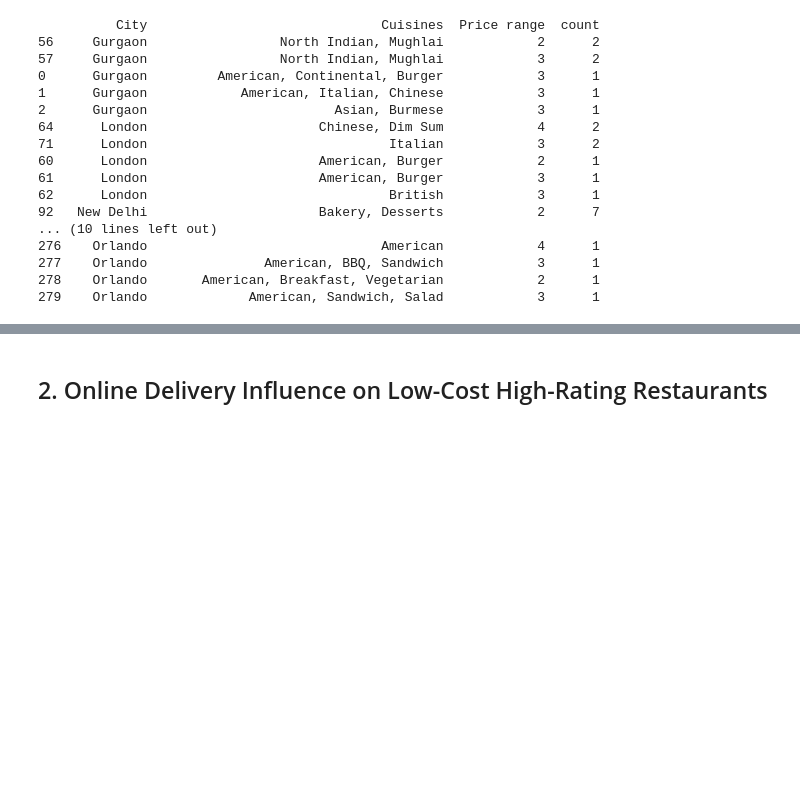
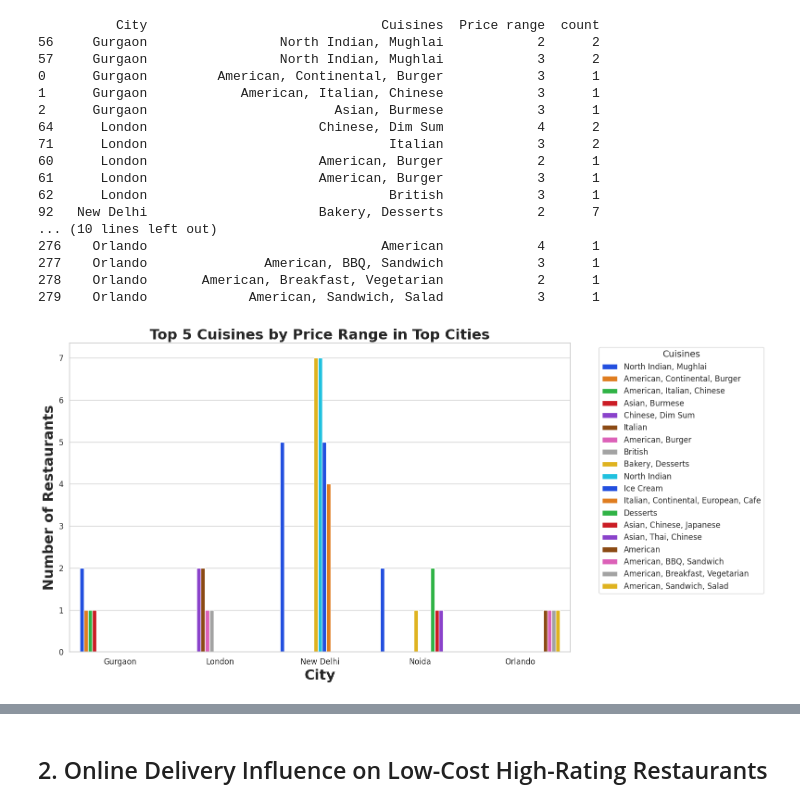
Before and after one commit to abhid-007/Zomato-EDA, a Jupyter notebook: zomato.ipynb, the cells around one changed output, grey strips where cells are left out. Saved outputs shown, nothing was run; the diff lists cells and outputs as text; code cells hidden in the pictures; blank space fills up the shorter version.

```diff
--- a/zomato.ipynb
+++ b/zomato.ipynb
@@ -483,3 +562,41 @@ print(top_5_cuisines_price_each_city)
 279    Orlando             American, Sandwich, Salad            3      1
 # %%
 # visualisation, Observations to be done
+# %%
+import seaborn as sns
+import matplotlib.pyplot as plt
+
+# Create a grouped bar plot for the top cuisines in each city
+plt.figure(figsize=(16, 8))
+
+sns.barplot(
+    data=top_5_cuisines_price_each_city,
+    x='City',  # Cities on the x-axis
+    y='count',  # Number of restaurants offering the cuisine
+    hue='Cuisines',  # Different cuisines as grouped bars
+    palette='bright'  # Distinct color palette
+)
+
+# Titles and Labels
+plt.title('Top 5 Cuisines by Price Range in Top Cities', fontsize=22, fontweight='bold')
+plt.xlabel('City', fontsize=22, fontweight='bold')
+plt.ylabel('Number of Restaurants', fontsize=22, fontweight ='bold')
+plt.xticks(rotation=0, fontsize=12)  # Rotate city names for better readability
+plt.yticks(fontsize=12)
+
+# Add legend outside the plot for clarity
+plt.legend(
+    title='Cuisines',
+    bbox_to_anchor=(1.05, 1),
+    loc='upper left',
+    fontsize=12,
+    title_fontsize=14
+)
+
+# Adjust layout to fit everything
+plt.tight_layout()
+
+# Display the plot
+plt.show()
+# %% [output]
+[figure, added]
```
Also changed, not shown: parts of 19 cells of this notebook.
